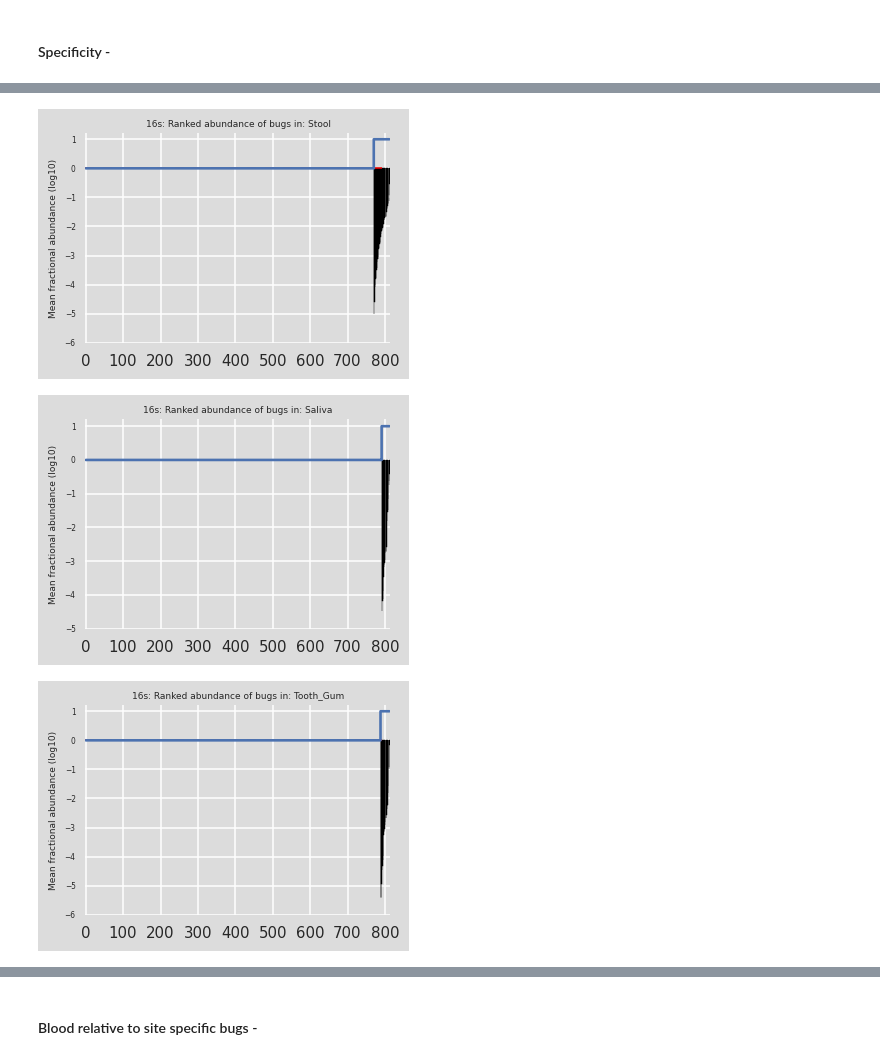
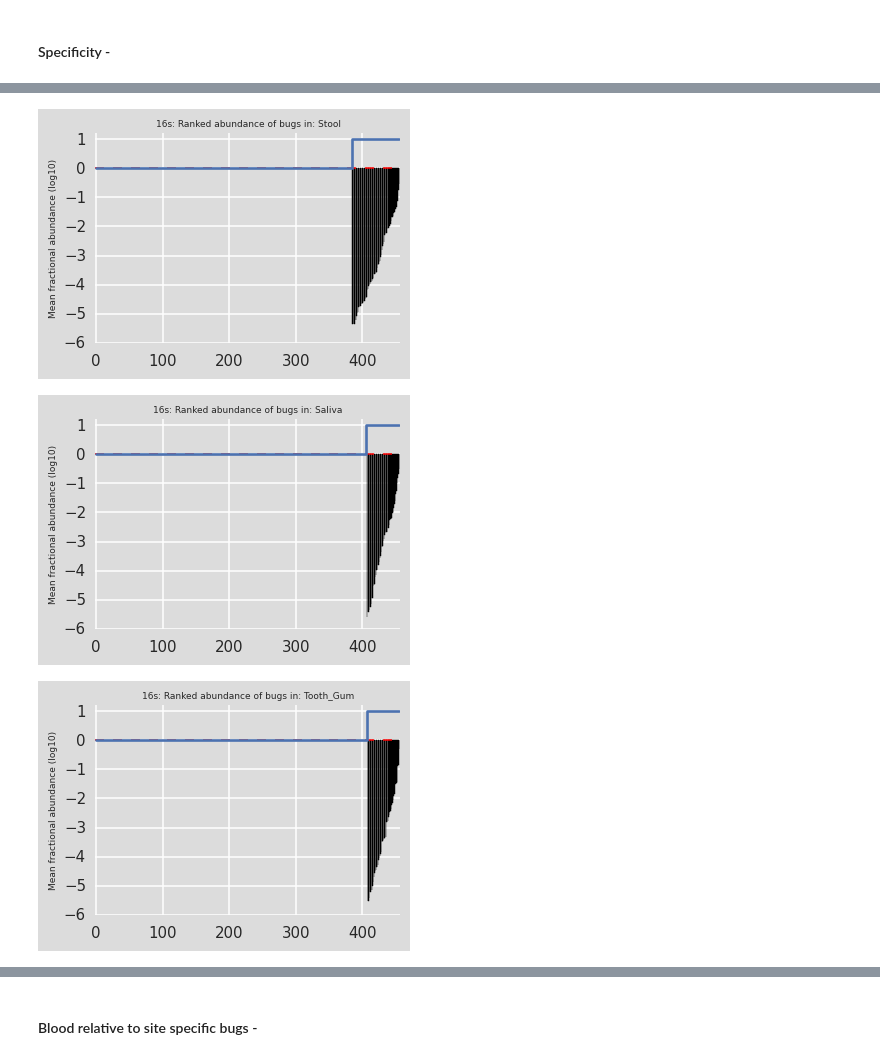
Before and after one commit to lmart999/CS229, a Jupyter notebook: Relman_Decomposition.ipynb, the cells around one changed output, grey strips where cells are left out. Saved outputs shown, nothing was run; the diff lists cells and outputs as text; code cells hidden in the pictures.

```diff
--- a/Relman_Decomposition.ipynb
+++ b/Relman_Decomposition.ipynb
@@ -12,7 +12,7 @@ matplotlib.rcParams['savefig.dpi'] = 1.5 * matplotlib.rcParams['savefig.dpi']
 # --- Master params ---
 sns.set(rc={'axes.facecolor': "#DCDCDC", 'figure.facecolor': "#DCDCDC"})
 # %%
-taxLevel_for_analysis='species'
+taxLevel_for_analysis='genus'
 # %% [markdown]
 #### Read HMP data -
 # %% [markdown]
@@ -212,37 +212,37 @@ def discretize(bs_dat,type_dat):
     cutoff=0.0
 
     # Discretize all but blood
     bs_dat_discrete[bs_dat_discrete>cutoff]=1
     bs_dat_discrete[bs_dat_discrete<=cutoff]=0
     bs_dat_discrete_noblood=bs_dat_discrete.loc[:,bs_dat_discrete.columns!='Blood']
     bs_dat_discrete_noblood=bs_dat_discrete_noblood.loc[:,bs_dat_discrete_noblood.columns!='CordBlood_Serum']
 
     # Examine threshold for discretization
     for i,site in enumerate(bs_dat_discrete_noblood.columns):
 
         bs_dat.sort(site,inplace=True)
         load_bugs_in_site=bs_dat.loc[:,site]
         load_bugs_in_site=load_bugs_in_site[load_bugs_in_site>=0]
         load_bugs_in_site.sort()
         ind=np.arange(load_bugs_in_site.shape[0])
         plt.subplot(2,2,1)
         plt.bar(ind-0.45,np.log10(np.array(load_bugs_in_site)),color='k')
         plt.axhline(cutoff,linestyle='--',lw=1,c='red')
         plt.plot(bs_dat_discrete_noblood.loc[load_bugs_in_site.index,site],drawstyle='steps')
-        #locs,labels=plt.xticks(ind,load_bugs_in_site.index)
-        #plt.setp(labels, rotation=90, fontsize=3.5)
-        locs,labels=plt.yticks()
-        plt.setp(labels,fontsize=5)
+        # locs,labels=plt.xticks(ind,load_bugs_in_site.index)
+        # plt.setp(labels, rotation=90, fontsize=3.5)
+        # locs,labels=plt.yticks()
+        # plt.setp(labels,fontsize=5)
         plt.ylabel('Mean fractional abundance (log10)',fontsize=6)
         plt.title('%s: Ranked abundance of bugs in: %s'%(type_dat,site),fontsize=6)
         plt.xlim([-1,load_bugs_in_site.shape[0]])
         plt.ylim([plt.ylim()[0],1.2])
         plt.show()
 
     return(bs_dat_discrete,bs_dat_discrete_noblood)
 
 binary_16s,binary_16s_noblood=discretize(mean_data_16s,'16s')
 # %% [output]
-[figure, old version]
+[figure, new version]
-[figure, old version]
+[figure, new version]
-[figure, old version]
+[figure, new version]
```
Also changed, not shown: parts of 24 cells of this notebook.
